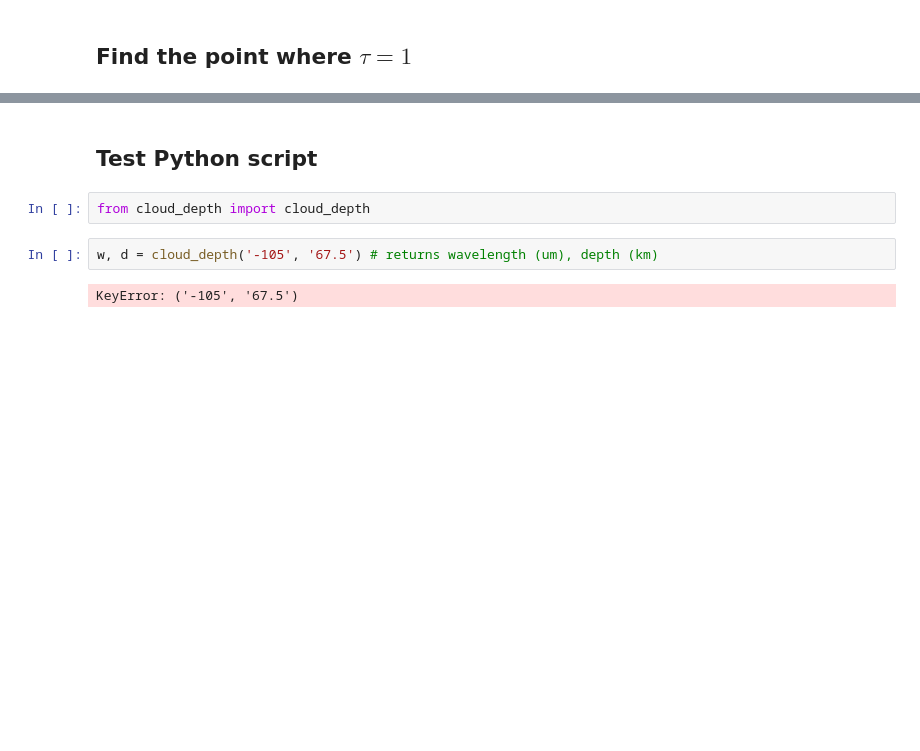
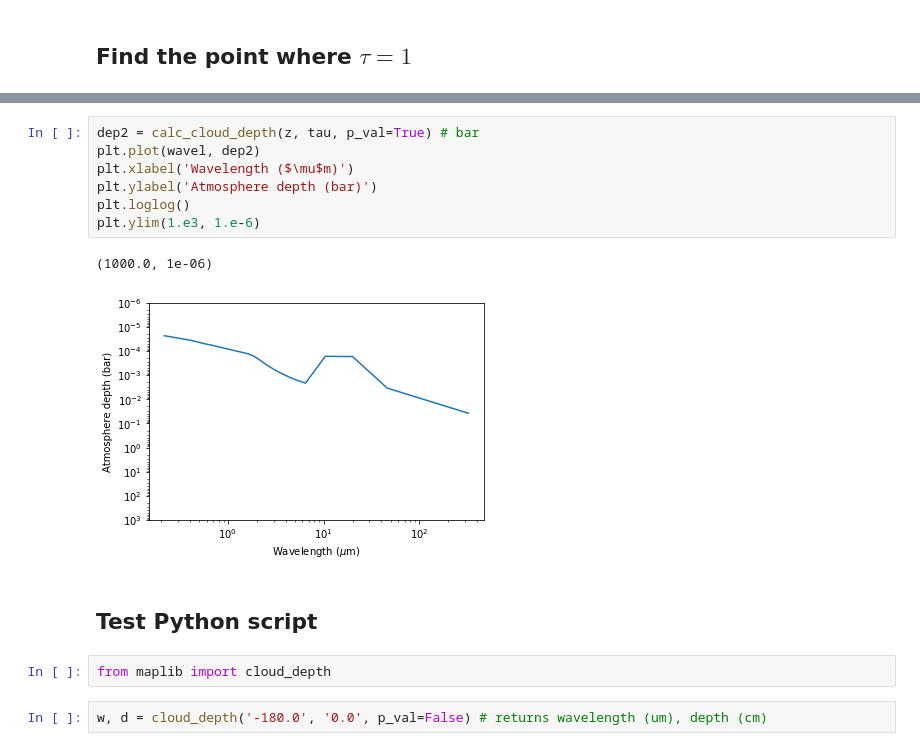
Before and after one commit to eblur/cloudacademyMap, a Jupyter notebook: notebooks/test_cloud_depth.ipynb, the cells around one changed output, grey strips where cells are left out. Cells and saved outputs as stored; diff of their text form; blank space fills up the shorter version.

```diff
--- a/notebooks/test_cloud_depth.ipynb
+++ b/notebooks/test_cloud_depth.ipynb
@@ -115,9 +123,17 @@ plt.semilogx()
+# %%
+dep2 = calc_cloud_depth(z, tau, p_val=True) # bar
+plt.plot(wavel, dep2)
+plt.xlabel('Wavelength ($\mu$m)')
+plt.ylabel('Atmosphere depth (bar)')
+plt.loglog()
+plt.ylim(1.e3, 1.e-6)
+# %% [output]
+(1000.0, 1e-06)
+[figure, added]
 # %% [markdown]
 ## Test Python script
 # %%
-from cloud_depth import cloud_depth
+from maplib import cloud_depth
 # %%
-w, d = cloud_depth('-105', '67.5') # returns wavelength (um), depth (km)
+w, d = cloud_depth('-180.0', '0.0', p_val=False) # returns wavelength (um), depth (cm)
-# %% [output]
-KeyError: ('-105', '67.5')
 # %%
```
Also changed, not shown: parts of 13 cells of this notebook, 1 other file.
